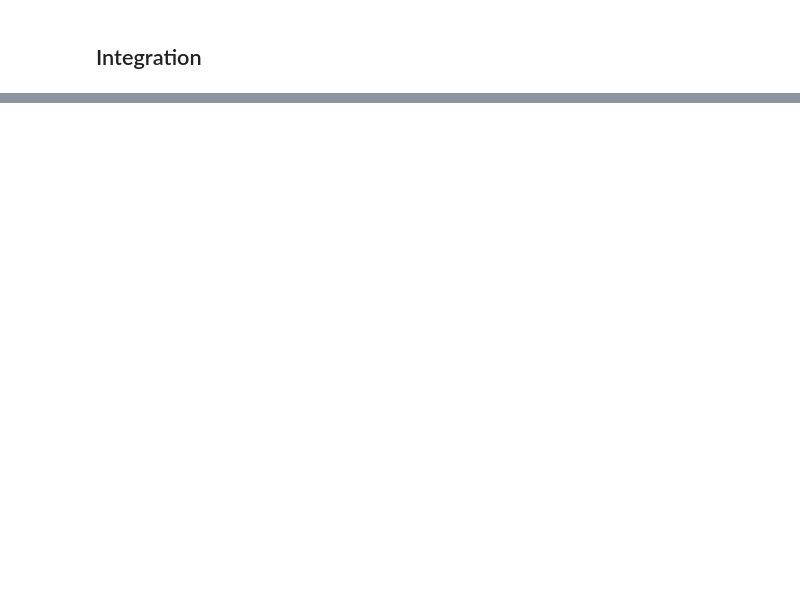
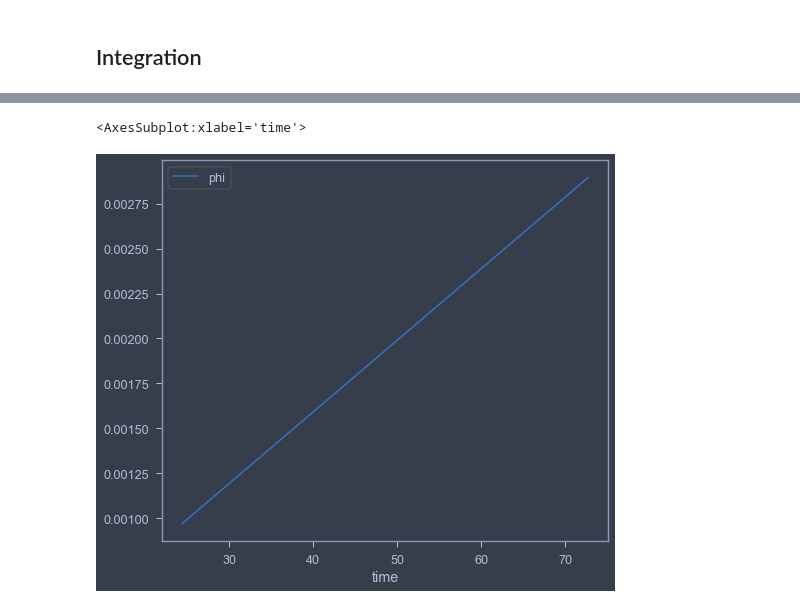
Before and after one commit to martinlarsalbert/Prediction-of-roll-motion-using-fully-nonlinear-potential-flow-and-Ikedas-method, a Jupyter notebook: notebooks/01.3_select_suitable_MDL_test_KLVCC2_speed.ipynb, the cells around one changed output, grey strips where cells are left out. Drawn from its saved outputs; the diff is of its cells as text; code cells hidden in the pictures; blank space fills up the shorter version.

```diff
--- a/notebooks/01.3_select_suitable_MDL_test_KLVCC2_speed.ipynb
+++ b/notebooks/01.3_select_suitable_MDL_test_KLVCC2_speed.ipynb
@@ -288,0 +224,7 @@ for id, model in models_quadratic.items():
+# %%
+models = {
+
+    'cubic':pipline_cubic,
+    'quadratic_b':pipline_quadratic_b,
+
+}
@@ -507,0 +316,33 @@ A_44/I_44
+# %%
+estimator_cubic = models['cubic']['estimator']
+estimator_cubic_int = EstimatorCubic(fit_method='integration', maxfev=100000, p0=estimator_cubic.parameters)
+
+steps = [
+    ('filter',lowpass_filter),
+    ('cutter', cutter),
+    ('offset_transformer',offset_transformer),
+    ('estimator', estimator_cubic_int)
+]
+
+model = Pipeline(steps=steps)
+# %%
+estimator_cubic_int = EstimatorCubic(fit_method='integration', maxfev=100000, p0=estimator_cubic.parameters)
+
+steps = [
+    ('filter',lowpass_filter),
+    ('cutter', cutter),
+    ('estimator', estimator_cubic_int)
+]
+
+new_model = Pipeline(steps=steps)
+# %%
+df_summary_offset = pd.DataFrame()
+
+model.fit(run.df)
+s = pd.Series(name='without offset', data = model['estimator'].parameters)
+df_summary_offset['without offset'] = s
+
+new_model.fit(run.df)
+s = pd.Series(name='with offset', data = new_model['estimator'].parameters)
+df_summary_offset['with offset'] = s
+df_summary_offset=df_summary_offset.transpose()
@@ -507,0 +365,7 @@ A_44/I_44
+# %%
+fig,ax=plt.subplots()
+diff = model['estimator'].X-new_model['estimator'].X
+diff.plot(y='phi', ax=ax)
+# %% [output]
+<AxesSubplot:xlabel='time'>
+[figure, added]
```
Also changed, not shown: parts of 51 cells of this notebook, 2 other files.
